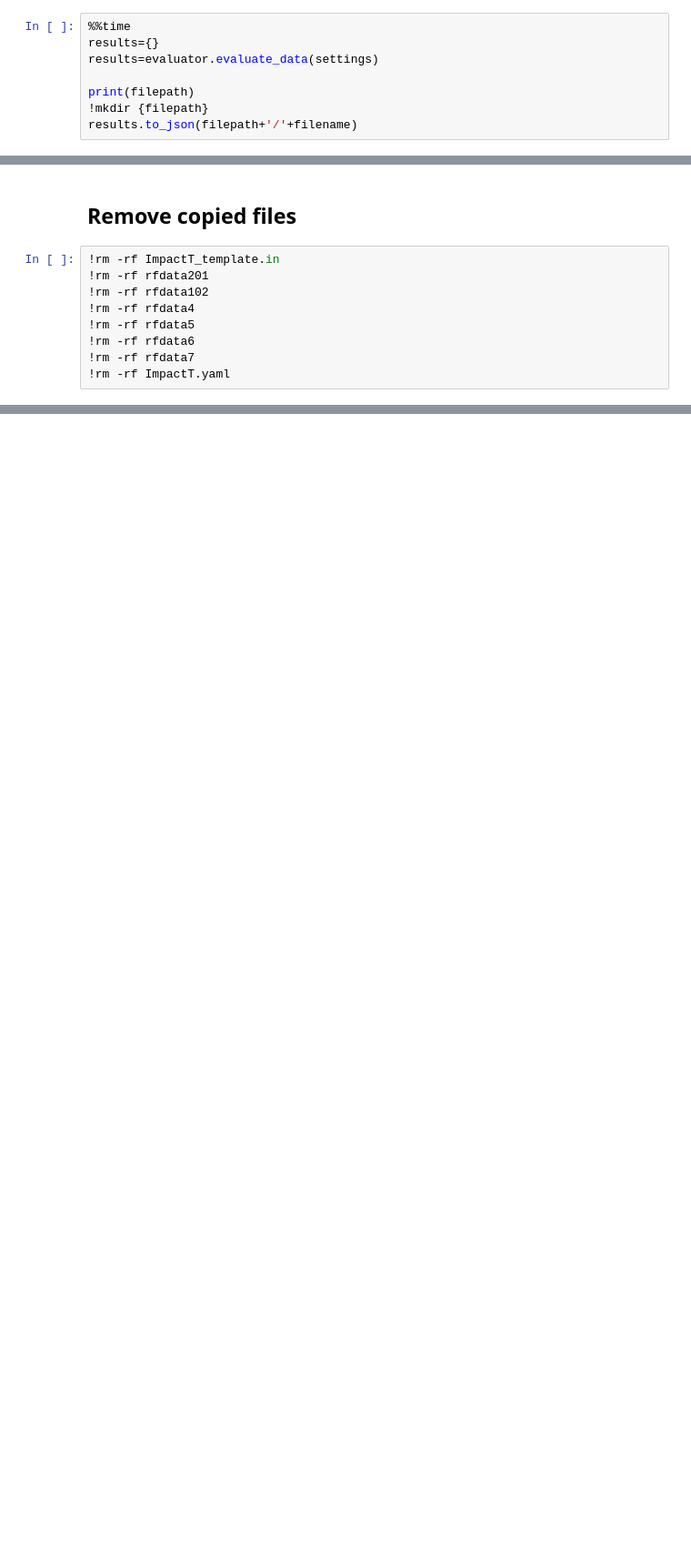
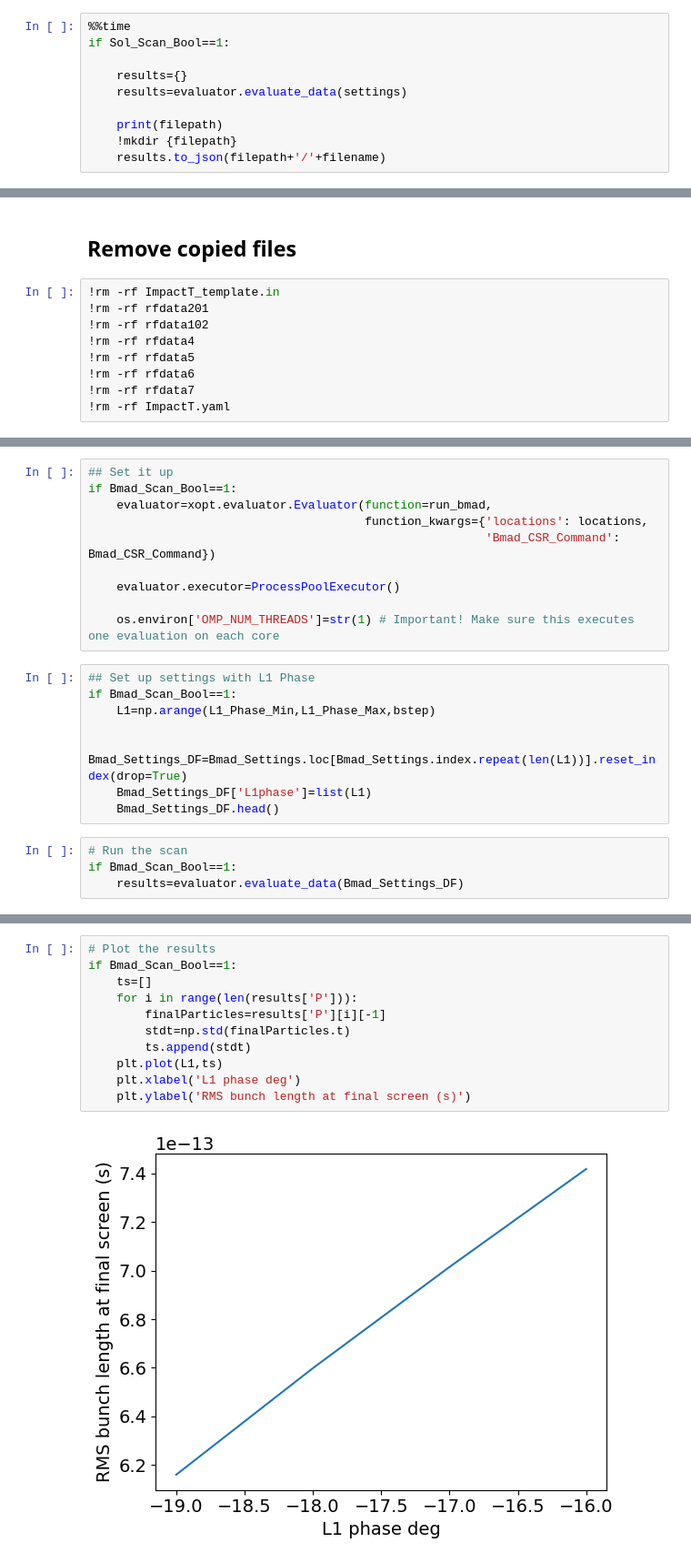
Before and after one commit to ericcropp/SLAC-Containers, a Jupyter notebook: notebooks/Impact_Bmad.ipynb, the cells around one changed output, grey strips where cells are left out. Shown: that part at 91% size. Cells and saved outputs as stored; diff of their text form; blank space fills up the shorter version.

```diff
--- a/notebooks/Impact_Bmad.ipynb
+++ b/notebooks/Impact_Bmad.ipynb
@@ -262,9 +283,11 @@ for item in keylist:
 # %%
 %%time
-results={}
-results=evaluator.evaluate_data(settings)
+if Sol_Scan_Bool==1:
 
-print(filepath)
-!mkdir {filepath}
-results.to_json(filepath+'/'+filename)
+    results={}
+    results=evaluator.evaluate_data(settings)
+
+    print(filepath)
+    !mkdir {filepath}
+    results.to_json(filepath+'/'+filename)
 # %% [output]
@@ -548,0 +582,22 @@ for i in range(len(locations)):
+# %%
+## Set it up
+if Bmad_Scan_Bool==1:
+    evaluator=xopt.evaluator.Evaluator(function=run_bmad,
+                                       function_kwargs={'locations': locations,
+                                                        'Bmad_CSR_Command': Bmad_CSR_Command})
+
+    evaluator.executor=ProcessPoolExecutor()
+
+    os.environ['OMP_NUM_THREADS']=str(1) # Important! Make sure this executes one evaluation on each core
+# %%
+## Set up settings with L1 Phase
+if Bmad_Scan_Bool==1:
+    L1=np.arange(L1_Phase_Min,L1_Phase_Max,bstep)
+
+    Bmad_Settings_DF=Bmad_Settings.loc[Bmad_Settings.index.repeat(len(L1))].reset_index(drop=True)
+    Bmad_Settings_DF['L1phase']=list(L1)
+    Bmad_Settings_DF.head()
+# %%
+# Run the scan
+if Bmad_Scan_Bool==1:
+    results=evaluator.evaluate_data(Bmad_Settings_DF)
@@ -548,0 +609,13 @@ for i in range(len(locations)):
+# %%
+# Plot the results
+if Bmad_Scan_Bool==1:
+    ts=[]
+    for i in range(len(results['P'])):
+        finalParticles=results['P'][i][-1]
+        stdt=np.std(finalParticles.t)
+        ts.append(stdt)
+    plt.plot(L1,ts)
+    plt.xlabel('L1 phase deg')
+    plt.ylabel('RMS bunch length at final screen (s)')
+# %% [output]
+[figure, added]
```
Also changed, not shown: parts of 28 cells of this notebook, 5 other files.
